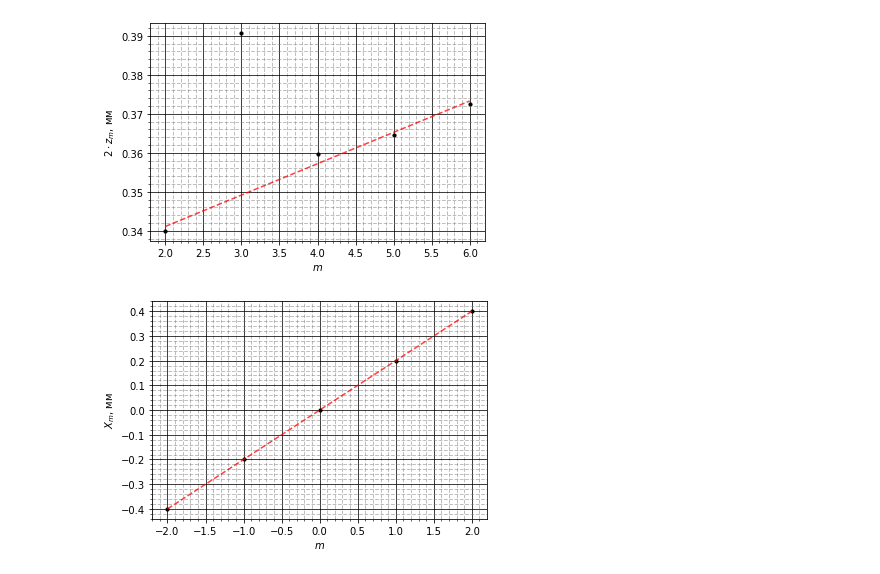
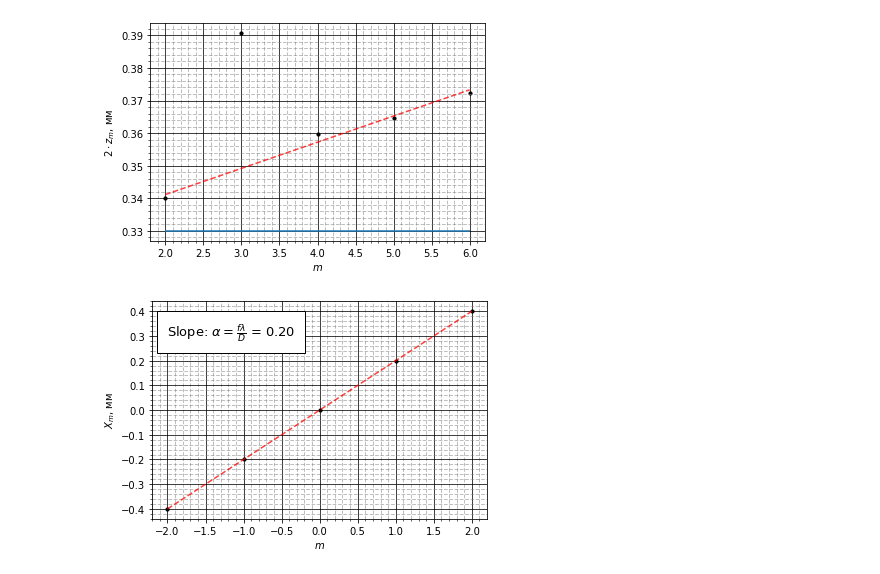
Before and after one commit to pavel-collab/MIPT_Labs, a Jupyter notebook: 4.3.1/python/graphics.ipynb, the cells around one changed output. Cells and saved outputs as stored; diff of their text form; code cells hidden in the pictures.

```diff
--- a/4.3.1/python/graphics.ipynb
+++ b/4.3.1/python/graphics.ipynb
@@ -13,35 +13,35 @@ import PythonGraphMod
 fd = pd.read_excel("../data/Frinel.ods")
 
 # импортируем данные
 m = np.array(fd['m'])
 Z = np.array(fd['2zm'])
 
 fig1, ax1 = PythonGraphMod.CreateSimpleGraph()
 
 ax1.scatter(m, Z, color='black', marker='o', s=10, alpha=1)
 
 # удалим выбивающееся значение
 m = np.delete(m, 1)
 Z = np.delete(Z, 1)
 
 lin = linregress(m, Z)
 ax1.plot(m, lin.intercept + lin.slope * m, color='red', alpha=0.75, lw=1.5, ls='--')
 
 # параметры: координата по y, x_min, x_max
-# ax1.hlines(0.38, 2, 6, ls='-')
+ax1.hlines(0.33, 2, 6, ls='-')
 
 # сетка
 ax1.minorticks_on()
 ax1.grid(which = 'major', color = 'black', linewidth = 1, linestyle = '-', alpha = 0.75)
 ax1.grid(which = 'minor', color = 'grey', linewidth = 1, linestyle = '--', alpha = 0.5)
 
 # оформление
 plt.ylabel(r'$2 \cdot z_m$, мм')
 plt.xlabel(r'$m$')
 
 fig1.savefig("../images/Frinel.pdf")
 # %% [output]
-[figure, old version]
+[figure, new version]
 # %%
 m = np.array([-2, -1, 0, 1, 2])
 Xm = np.array([-20, -10, 0, 10, 20])
@@ -60,9 +60,12 @@ ax2.grid(which = 'major', color = 'black', linewidth = 1, linestyle = '-', alpha
 ax2.grid(which = 'minor', color = 'grey', linewidth = 1, linestyle = '--', alpha = 0.5)
 
 # оформление
+ax2.text(-2, 0.3, r'Slope: $\alpha = \frac{f \lambda}{D}$ = %0.2lf' %lin.slope,
+        size = 13,
+        bbox=dict(facecolor='white', edgecolor='black', pad=10.0))
 plt.ylabel(r'$X_m$, мм')
 plt.xlabel(r'$m$')
 
 fig2.savefig("../images/graph2.pdf")
 # %% [output]
-[figure, old version]
+[figure, new version]
```
Also changed, not shown: 4 other files.
